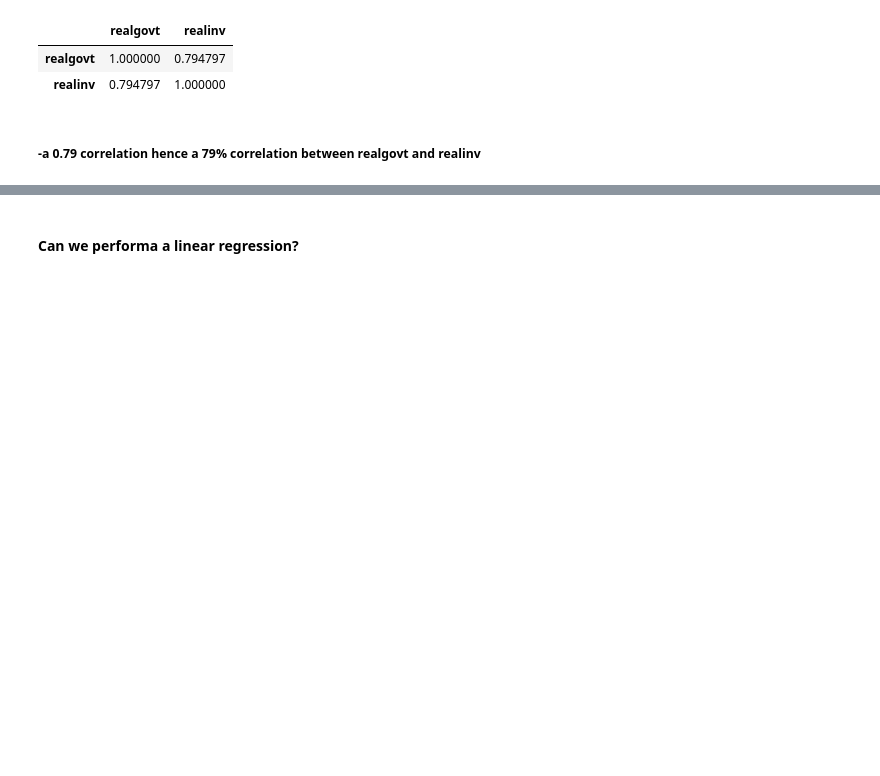
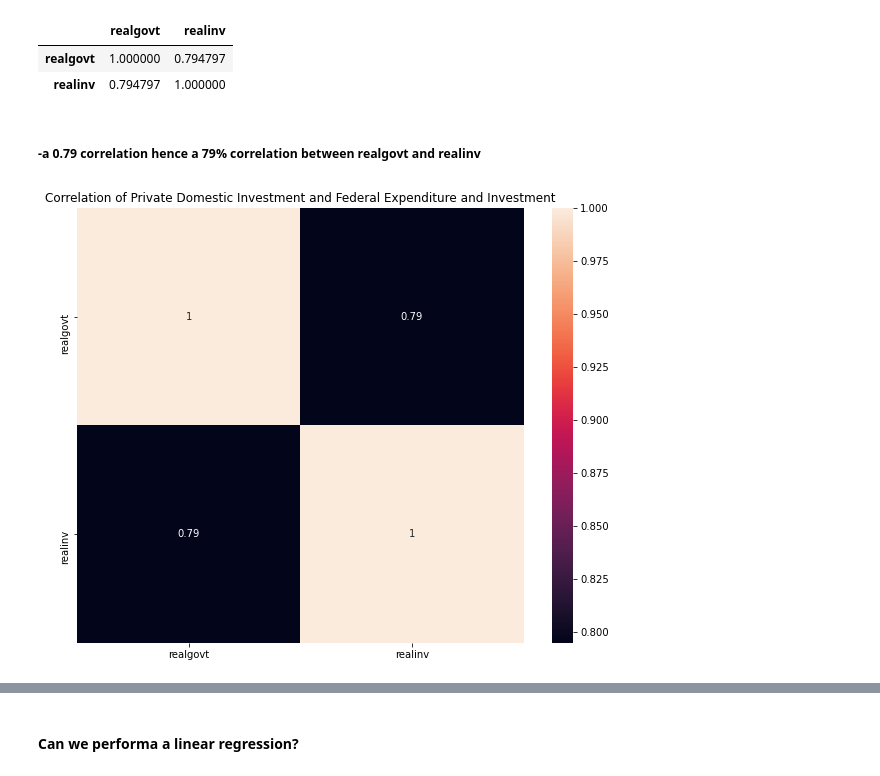
Before and after one commit to markgicharu/LinearRegressionStatsModels, a Jupyter notebook: StatsModelLinearRegression.ipynb, the cells around one changed output, grey strips where cells are left out. Drawn from its saved outputs; the diff is of its cells as text; code cells hidden in the pictures; blank space fills up the shorter version.

```diff
--- a/StatsModelLinearRegression.ipynb
+++ b/StatsModelLinearRegression.ipynb
@@ -216,10 +216,19 @@ Text(0.5, 1.0, 'Trend of Private Domestic Investment and Government Expenditure'
 # %% [markdown]
 #### Is there a correlation between realinv and realgovt
 # %%
-index_df[['realgovt', 'realinv']].corr()
+data = index_df[['realgovt', 'realinv']].corr()
+data
 # %% [output]
 |  | realgovt | realinv |
 | realgovt | 1.000000 | 0.794797 |
 | realinv | 0.794797 | 1.000000 |
 # %% [markdown]
 ##### -a 0.79 correlation hence a 79% correlation between realgovt and realinv
+# %%
+plt.figure(figsize=(10, 8))
+plt.title("Correlation of Private Domestic Investment and Federal Expenditure and Investment",
+         loc='center')
+sns.heatmap(data=data, annot=True)
+plt.savefig('./data/images/heatmap.jpg')
+# %% [output]
+[figure, added]
```
Also changed, not shown: parts of 7 cells of this notebook.
